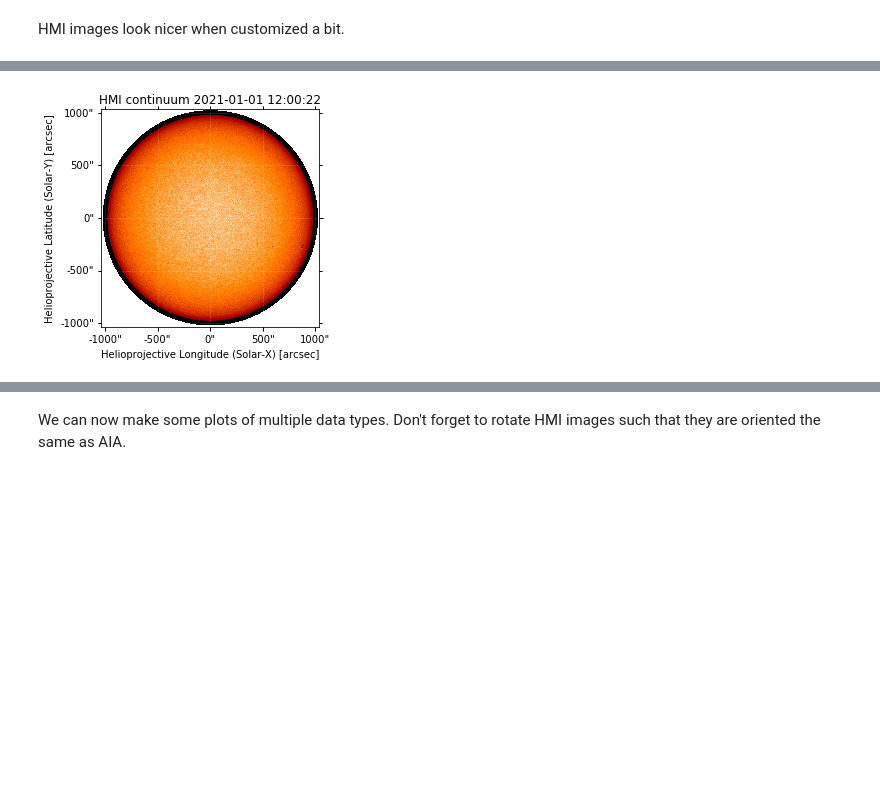
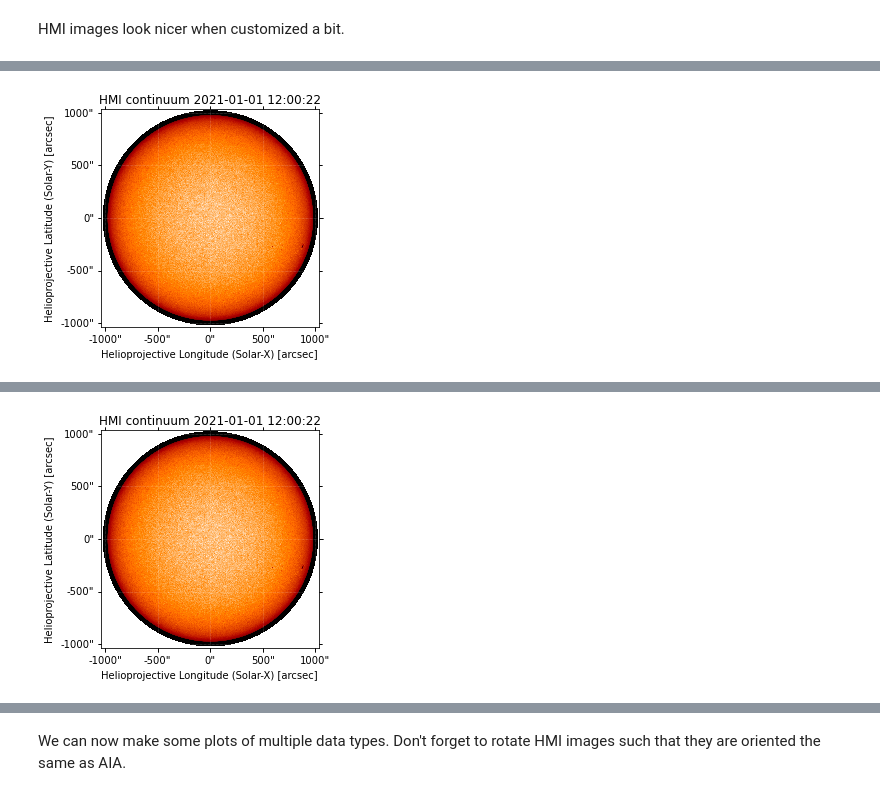
Before and after one commit to tamarervin/SolAster, a Jupyter notebook: sdo_hmi_rvs/examples/sunpy_example.ipynb, the cells around one changed output, grey strips where cells are left out. Drawn from its saved outputs; the diff is of its cells as text; code cells hidden in the pictures; blank space fills up the shorter version.

```diff
--- a/sdo_hmi_rvs/examples/sunpy_example.ipynb
+++ b/sdo_hmi_rvs/examples/sunpy_example.ipynb
@@ -135,6 +139,8 @@ HMI images look nicer when customized a bit.
 
 int_map = hmi_int[0].rotate(order=3)
 int_map.plot_settings['cmap'] = plt.get_cmap('hinodesotintensity')
-int_map.plot()
+fig = plt.figure()
+ax = fig.add_subplot(projection=int_map)
+int_map.plot(axes=ax)
 plt.show()
 # %% [output]
@@ -141 +148 @@ plt.show()
-[figure, old version]
+[figure, new version]
@@ -142,3 +152,4 @@ plt.show()
+[figure, added]
 # %%
 # plotting magnetic map
 
```
Also changed, not shown: parts of 7 cells of this notebook, 22 other files.
